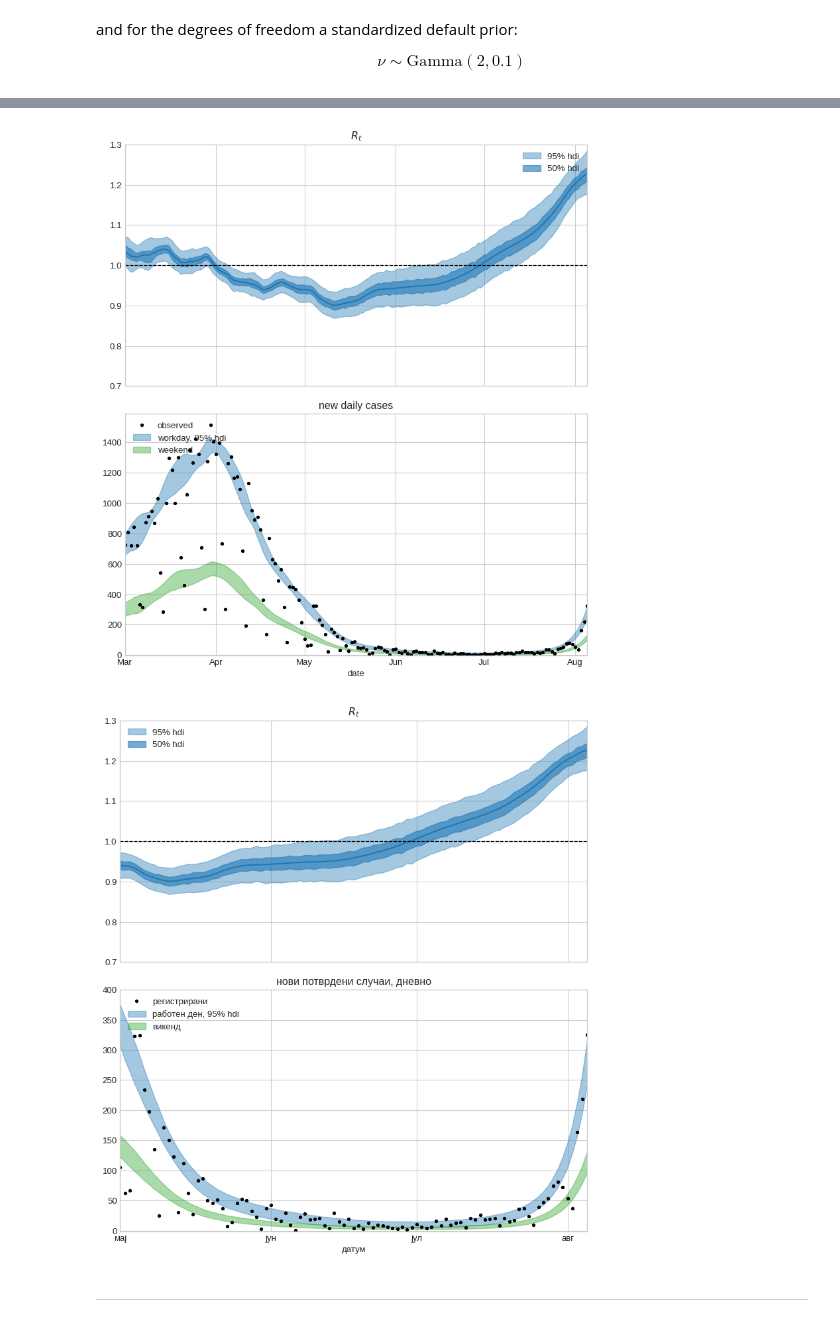
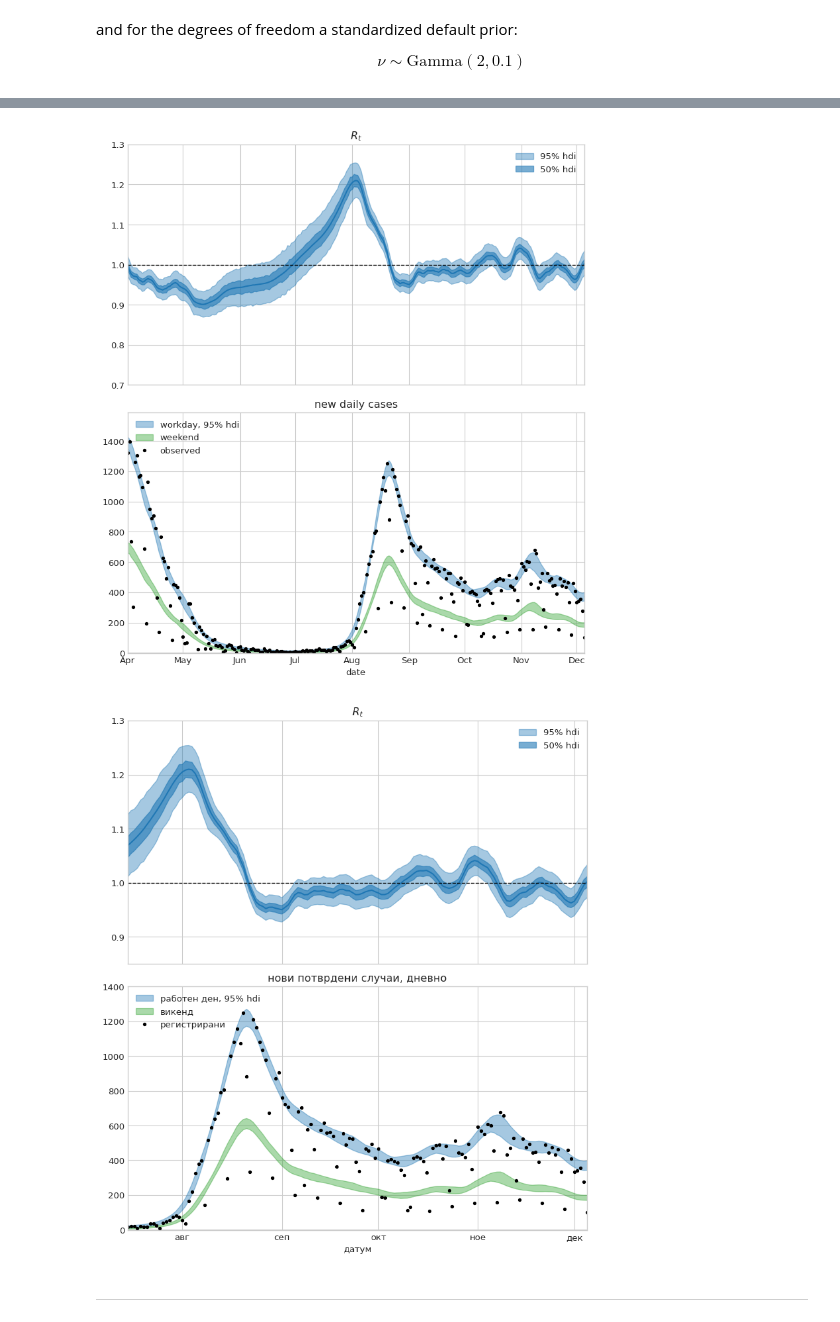
Before and after one commit to petrushev/bayesian-modeling, a Jupyter notebook: 07 covid19/simple-MK.ipynb, the cells around one changed output, grey strips where cells are left out. Drawn from its saved outputs; the diff is of its cells as text; code cells hidden in the pictures.

```diff
--- a/07 covid19/simple-MK.ipynb
+++ b/07 covid19/simple-MK.ipynb
@@ -88,7 +88,7 @@ with pm.Model() as model6:
     N = data.shape[0]
     weekday_i = data.date.dt.weekday.values
 
-    sigma = pm.HalfNormal('sigma', 1/0.02)
+    sigma = pm.HalfNormal('sigma', 0.01)
     logR = pm.GaussianRandomWalk(
         'logR',
         init=pm.Normal.dist(0, 0.2),
@@ -110,7 +110,7 @@ with pm.Model() as model6:
         'obs', mu=mu_observed, sigma=alpha, nu=nu,
         observed=data['cases.confirmed'].values)
 
-    trace6 = pm.sample(7000, tune=3000, chains=2, cores=2)
+    trace6 = pm.sample(8000, tune=4000, chains=2, cores=2)
 # %% [output]
 Auto-assigning NUTS sampler...
 Initializing NUTS using jitter+adapt_diag...
@@ -165,7 +169,7 @@ ax2.fill_between(tmp.index, tmp[0].values, tmp[1].values, alpha=.4, label='weeke
 ax2.plot(data['date'], data['cases.confirmed'],
          color='k', label='observed', marker='.', linewidth=0)
 ax2.set(title='new daily cases', xlabel='date', ylim=(-1, None),
-        xlim=(date(2021, 3, 1), data.iloc[-5].date))
+        xlim=(date(2021, 4, 1), data.iloc[-5].date))
 
 ax2.legend(loc='upper left')
 ax2.xaxis.set_major_locator(mdates.MonthLocator())
@@ -175,7 +179,7 @@ fig.tight_layout()
 fig.savefig('mk_daily_R_en.png')
 None
 # %% [output]
-[figure, old version]
+[figure, new version]
 # %%
 locale.setlocale(6, 'mk_MK.UTF-8')
 
@@ -185,37 +189,37 @@ tmp = pd.DataFrame(tmp, index=data['date'])
 tmp = tmp.assign(mean_ = trace6['R'].mean(axis=0))
 tmp.mean_.plot(ax=ax1, label='')
 ax1.fill_between(tmp.index, tmp[0].values, tmp[1].values, alpha=.4, color='C0', label='95% hdi')
 
 tmp = az.hdi(trace6['R'] , hdi_prob=0.5)
 tmp = pd.DataFrame(tmp, index=data['date'])
 ax1.fill_between(tmp.index, tmp[0].values, tmp[1].values, alpha=.6, color='C0', label='50% hdi')
 
 ax1.axhline(1, linestyle='--', linewidth=1, color='k')
-ax1.set(title='$R_t$', xlabel='датум', ylim=(0.7, 1.3))
+ax1.set(title='$R_t$', xlabel='датум', ylim=(0.85, 1.3))
 ax1.legend()
 
 tmp = az.hdi(trace6['mu_true'] * trace6['w'][:, :5].mean(axis=1).reshape(-1, 1), hdi_prob=0.95)
 tmp = pd.DataFrame(tmp, index=data['date'])
 ax2.fill_between(tmp.index, tmp[0].values, tmp[1].values, alpha=.4, label='работен ден, 95% hdi', color='C0')
 
 tmp = az.hdi(trace6['mu_true'] * trace6['w'][:, 5:].mean(axis=1).reshape(-1, 1), hdi_prob=0.95)
 tmp = pd.DataFrame(tmp, index=data['date'])
 ax2.fill_between(tmp.index, tmp[0].values, tmp[1].values, alpha=.4, label='викенд', color='C2')
 
 ax2.plot(data['date'], data['cases.confirmed'],
          color='k', label='регистрирани', marker='.', linewidth=0)
-ax2.set(title='нови потврдени случаи, дневно', xlabel='датум', ylim=(-1, 400),
-        xlim=(date(2021, 5, 1), data.iloc[-5].date))
+ax2.set(title='нови потврдени случаи, дневно', xlabel='датум', ylim=(-1, 1400),
+        xlim=(date(2021, 7, 15), data.iloc[-5].date))
 
 ax2.legend(loc='upper left')
 ax2.xaxis.set_major_locator(mdates.MonthLocator())
 ax2.xaxis.set_major_formatter(mdates.DateFormatter('%b'))
 
 fig.tight_layout()
 fig.savefig('mk_daily_R.png')
 None
 # %% [output]
-[figure, old version]
+[figure, new version]
 # %% [markdown]
 ---
 # %%
```
Also changed, not shown: parts of 8 cells of this notebook, 2 other files.
